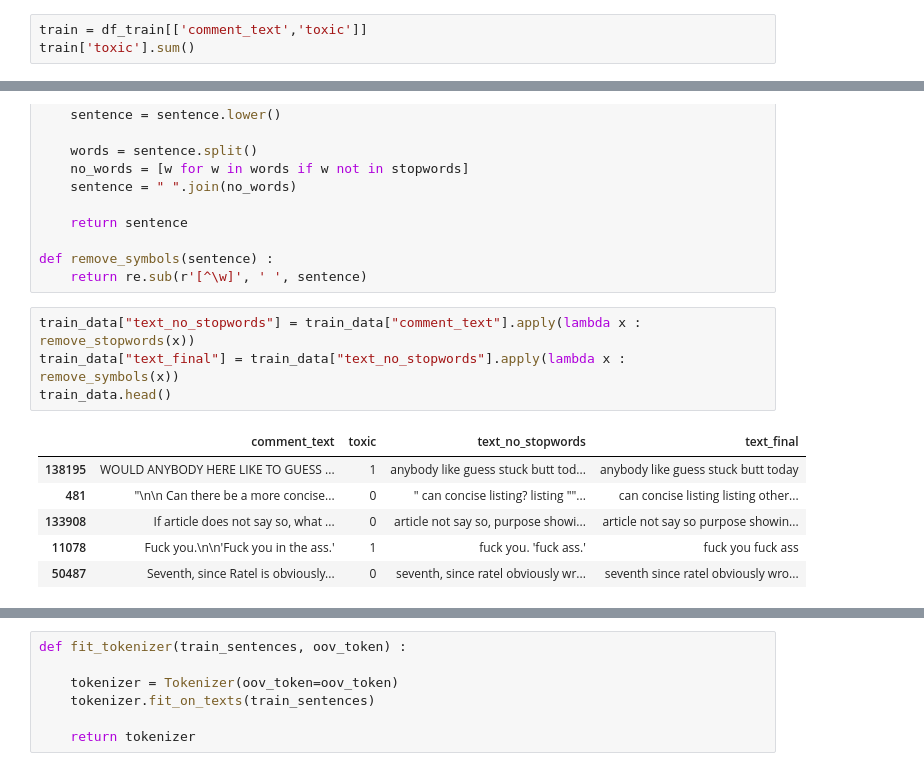
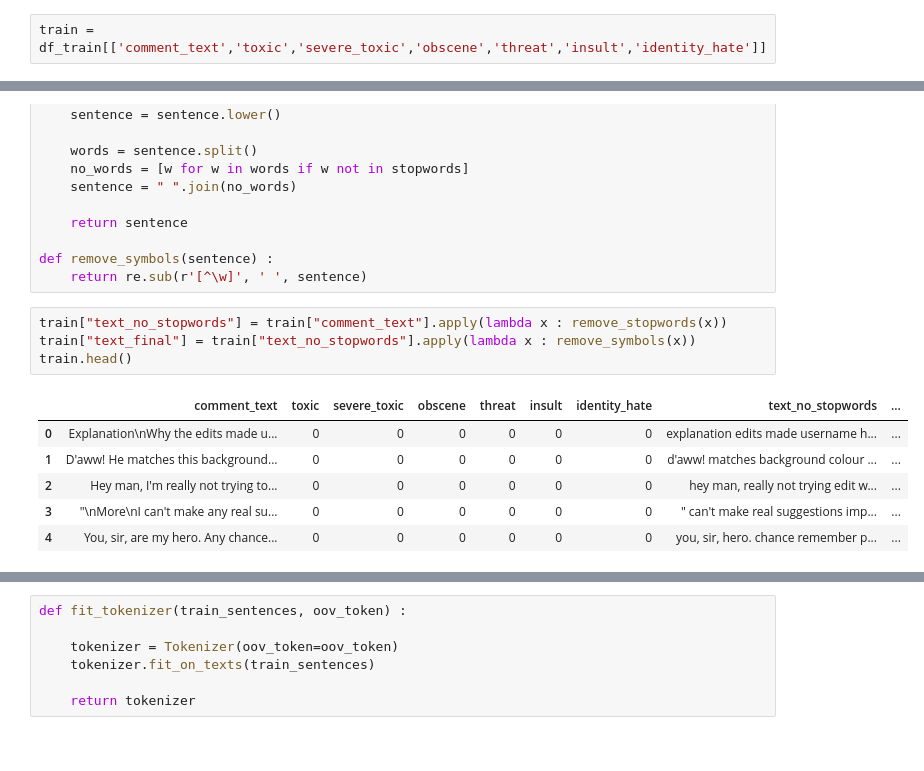
Before and after one commit to agungfazrulhaq/toxicdetection, a Jupyter notebook: toxic_classification_training.ipynb, the cells around one changed output, grey strips where cells are left out. Drawn from its saved outputs; the diff is of its cells as text.

```diff
--- a/toxic_classification_training.ipynb
+++ b/toxic_classification_training.ipynb
@@ -55,3 +51,2 @@ dtype: int64
 # %%
-train = df_train[['comment_text','toxic']]
-train['toxic'].sum()
+train = df_train[['comment_text','toxic','severe_toxic','obscene','threat','insult','identity_hate']]
@@ -101,13 +90,13 @@ def remove_stopwords(sentence):
 def remove_symbols(sentence) :
     return re.sub(r'[^\w]', ' ', sentence)
 # %%
-train_data["text_no_stopwords"] = train_data["comment_text"].apply(lambda x : remove_stopwords(x))
-train_data["text_final"] = train_data["text_no_stopwords"].apply(lambda x : remove_symbols(x))
-train_data.head()
+train["text_no_stopwords"] = train["comment_text"].apply(lambda x : remove_stopwords(x))
+train["text_final"] = train["text_no_stopwords"].apply(lambda x : remove_symbols(x))
+train.head()
 # %% [output]
-|  | comment_text | toxic | text_no_stopwords | text_final |
-| 138195 | WOULD ANYBODY HERE LIKE TO GUESS ... | 1 | anybody like guess stuck butt tod... | anybody like guess stuck butt today |
-| 481 | "\n\n Can there be a more concise... | 0 | " can concise listing? listing ""... | can concise listing listing other... |
-| 133908 | If article does not say so, what ... | 0 | article not say so, purpose showi... | article not say so purpose showin... |
-| 11078 | Fuck you.\n\n'Fuck you in the ass.' | 1 | fuck you. 'fuck ass.' | fuck you fuck ass |
-| 50487 | Seventh, since Ratel is obviously... | 0 | seventh, since ratel obviously wr... | seventh since ratel obviously wro... |
+|  | comment_text | toxic | severe_toxic | obscene | threat | insult | identity_hate | text_no_stopwords | ... |
+| 0 | Explanation\nWhy the edits made u... | 0 | 0 | 0 | 0 | 0 | 0 | explanation edits made username h... | ... |
+| 1 | D'aww! He matches this background... | 0 | 0 | 0 | 0 | 0 | 0 | d'aww! matches background colour ... | ... |
+| 2 | Hey man, I'm really not trying to... | 0 | 0 | 0 | 0 | 0 | 0 | hey man, really not trying edit w... | ... |
+| 3 | "\nMore\nI can't make any real su... | 0 | 0 | 0 | 0 | 0 | 0 | " can't make real suggestions imp... | ... |
+| 4 | You, sir, are my hero. Any chance... | 0 | 0 | 0 | 0 | 0 | 0 | you, sir, hero. chance remember p... | ... |
```
Also changed, not shown: parts of 22 cells of this notebook, 6 other files.
